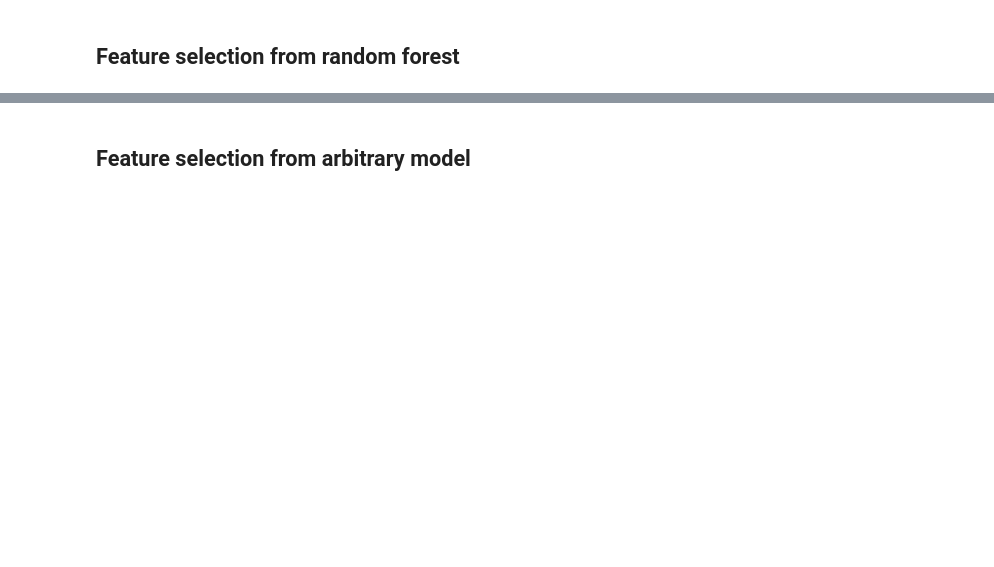
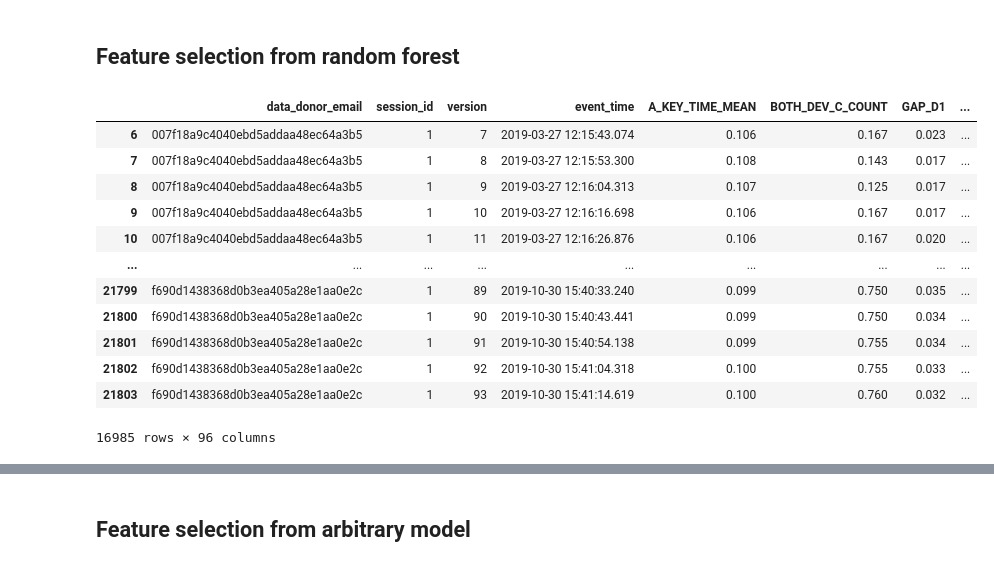
Before and after one commit to WronaPatryk/DataScienceWorkshop2023L, a Jupyter notebook: feature_importance.ipynb, the cells around one changed output, grey strips where cells are left out. Drawn from its saved outputs; the diff is of its cells as text; code cells hidden in the pictures; blank space fills up the shorter version.

```diff
--- a/feature_importance.ipynb
+++ b/feature_importance.ipynb
@@ -13,4 +16,20 @@ import matplotlib.pyplot as plt
 models = [RandomForestClassifier(random_state=0)]
 
 df = remove_na_values(pd.read_csv('data/data.csv'))
+# %%
+df
+# %% [output]
+|  | data_donor_email | session_id | version | event_time | A_KEY_TIME_MEAN | BOTH_DEV_C_COUNT | GAP_D1 | ... |
+| 6 | 007f18a9c4040ebd5addaa48ec64a3b5 | 1 | 7 | 2019-03-27 12:15:43.074 | 0.106 | 0.167 | 0.023 | ... |
+| 7 | 007f18a9c4040ebd5addaa48ec64a3b5 | 1 | 8 | 2019-03-27 12:15:53.300 | 0.108 | 0.143 | 0.017 | ... |
+| 8 | 007f18a9c4040ebd5addaa48ec64a3b5 | 1 | 9 | 2019-03-27 12:16:04.313 | 0.107 | 0.125 | 0.017 | ... |
+| 9 | 007f18a9c4040ebd5addaa48ec64a3b5 | 1 | 10 | 2019-03-27 12:16:16.698 | 0.106 | 0.167 | 0.017 | ... |
+| 10 | 007f18a9c4040ebd5addaa48ec64a3b5 | 1 | 11 | 2019-03-27 12:16:26.876 | 0.106 | 0.167 | 0.020 | ... |
+| ... | ... | ... | ... | ... | ... | ... | ... | ... |
+| 21799 | f690d1438368d0b3ea405a28e1aa0e2c | 1 | 89 | 2019-10-30 15:40:33.240 | 0.099 | 0.750 | 0.035 | ... |
+| 21800 | f690d1438368d0b3ea405a28e1aa0e2c | 1 | 90 | 2019-10-30 15:40:43.441 | 0.099 | 0.750 | 0.034 | ... |
+| 21801 | f690d1438368d0b3ea405a28e1aa0e2c | 1 | 91 | 2019-10-30 15:40:54.138 | 0.099 | 0.755 | 0.034 | ... |
+| 21802 | f690d1438368d0b3ea405a28e1aa0e2c | 1 | 92 | 2019-10-30 15:41:04.318 | 0.100 | 0.755 | 0.033 | ... |
+| 21803 | f690d1438368d0b3ea405a28e1aa0e2c | 1 | 93 | 2019-10-30 15:41:14.619 | 0.100 | 0.760 | 0.032 | ... |
+16985 rows × 96 columns
 # %%
```
Also changed, not shown: parts of 16 cells of this notebook, 2 other files.
